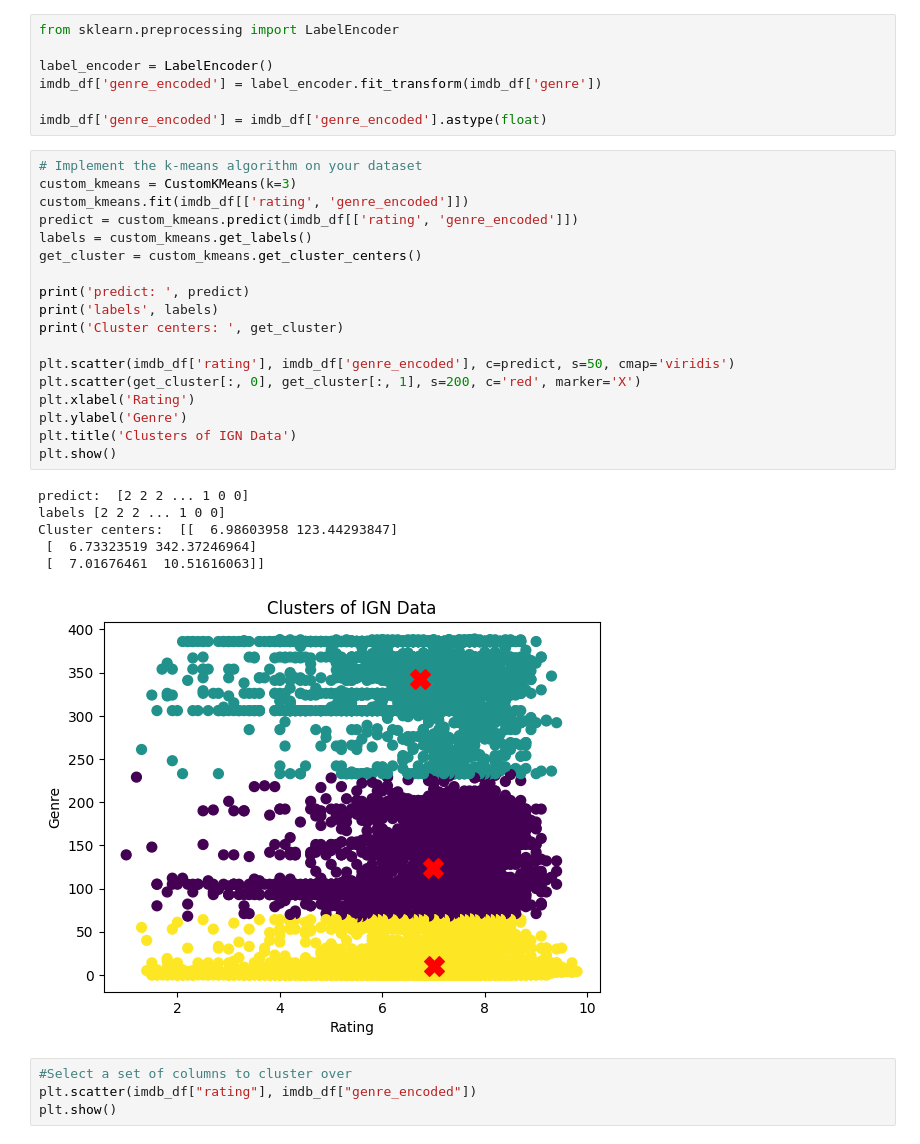
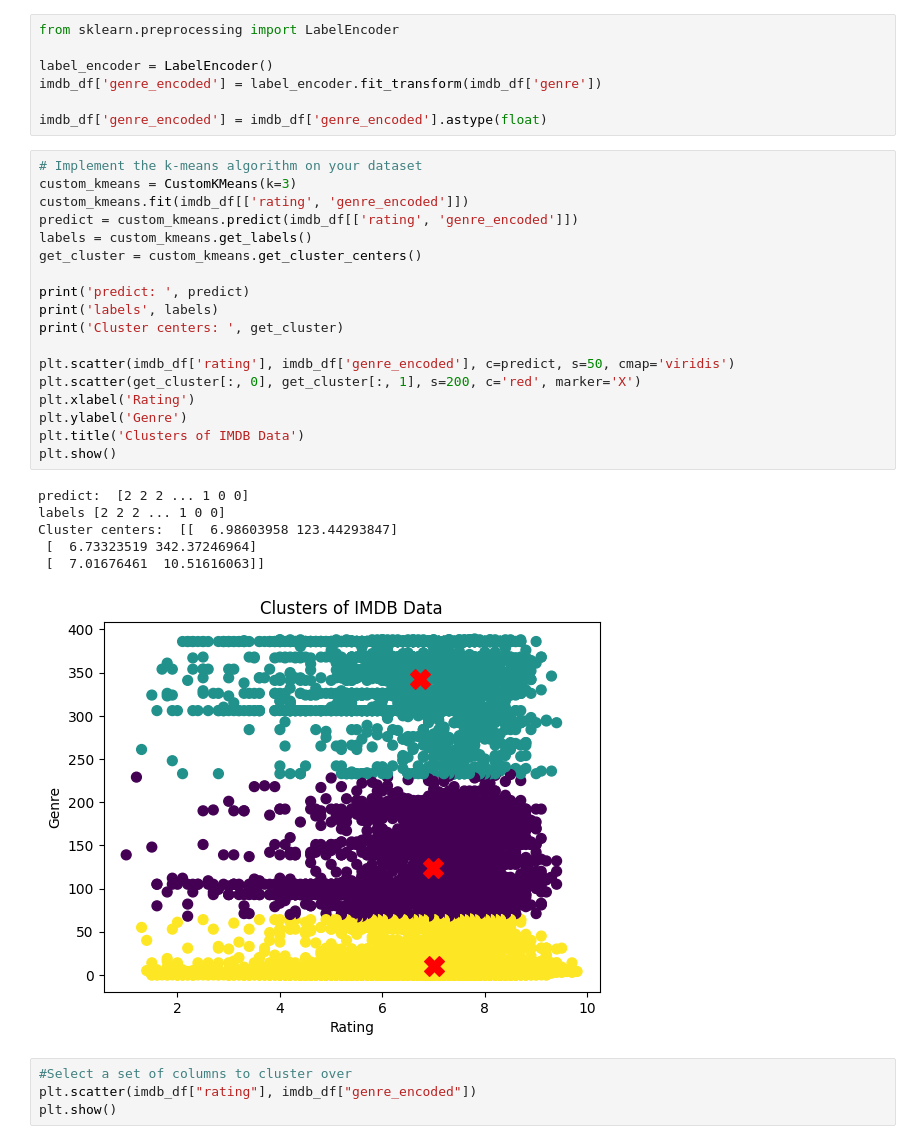
Before and after one commit to FranciscoTeon/Video-game-ratings-best-to-worst-Data-Analysis, a Jupyter notebook: IMDB_clustering.ipynb, the cells around one changed output. Saved outputs shown, nothing was run; the diff lists cells and outputs as text.

```diff
--- a/IMDB_clustering.ipynb
+++ b/IMDB_clustering.ipynb
@@ -51,28 +51,28 @@ imdb_df['genre_encoded'] = imdb_df['genre_encoded'].astype(float)
 # %%
 # Implement the k-means algorithm on your dataset
 custom_kmeans = CustomKMeans(k=3)
 custom_kmeans.fit(imdb_df[['rating', 'genre_encoded']])
 predict = custom_kmeans.predict(imdb_df[['rating', 'genre_encoded']])
 labels = custom_kmeans.get_labels()
 get_cluster = custom_kmeans.get_cluster_centers()
 
 print('predict: ', predict)
 print('labels', labels)
 print('Cluster centers: ', get_cluster)
 
 plt.scatter(imdb_df['rating'], imdb_df['genre_encoded'], c=predict, s=50, cmap='viridis')
 plt.scatter(get_cluster[:, 0], get_cluster[:, 1], s=200, c='red', marker='X')
 plt.xlabel('Rating')
 plt.ylabel('Genre')
-plt.title('Clusters of IGN Data')
+plt.title('Clusters of IMDB Data')
 plt.show()
 # %% [output]
 predict:  [2 2 2 ... 1 0 0]
 labels [2 2 2 ... 1 0 0]
 Cluster centers:  [[  6.98603958 123.44293847]
  [  6.73323519 342.37246964]
  [  7.01676461  10.51616063]]
-[figure, old version]
+[figure, new version]
 # %%
 #Select a set of columns to cluster over
 plt.scatter(imdb_df["rating"], imdb_df["genre_encoded"])
```
